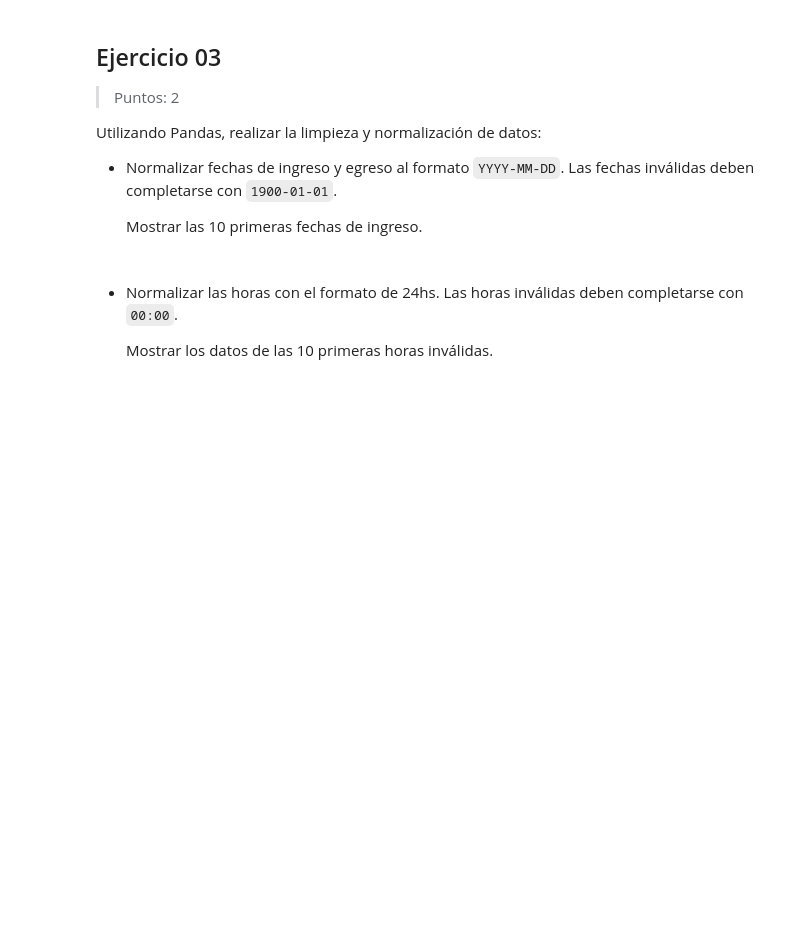
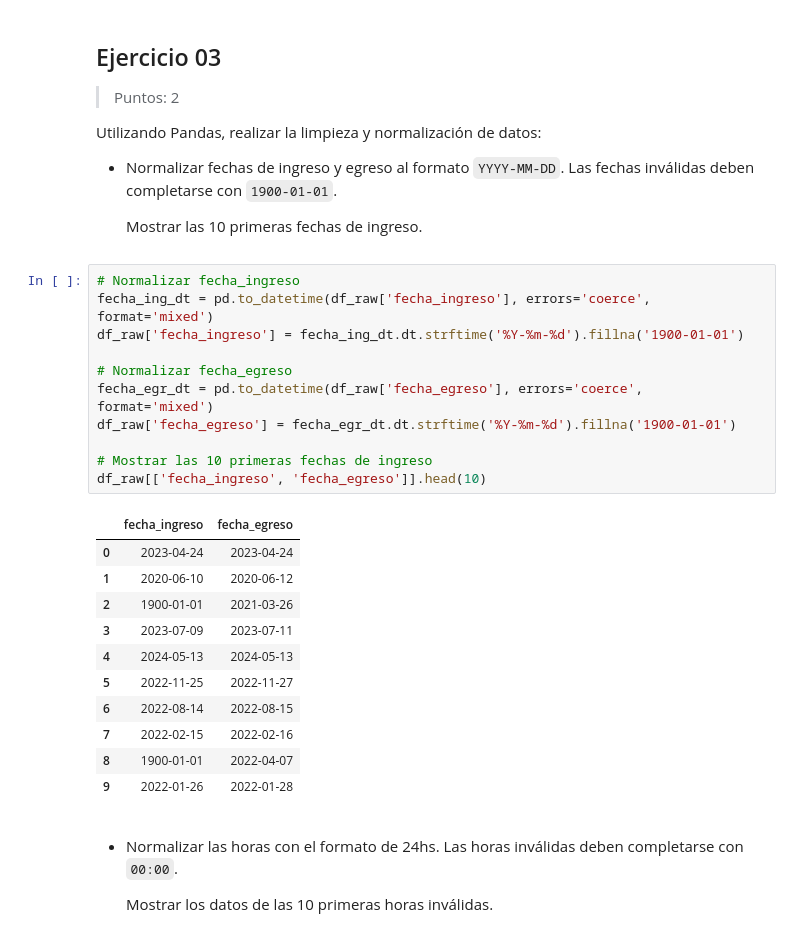
Before and after one commit to HectorOviedoM/Port_Log-Grupo_16, a Jupyter notebook: 01_Port_Log_Grupo_16.ipynb, the cells around one changed output. Saved outputs shown, nothing was run; the diff lists cells and outputs as text; blank space fills up the shorter version.

```diff
--- a/01_Port_Log_Grupo_16.ipynb
+++ b/01_Port_Log_Grupo_16.ipynb
@@ -348,6 +348,29 @@ Utilizando Pandas, realizar la limpieza y normalización de datos:
 - Normalizar fechas de ingreso y egreso al formato `YYYY-MM-DD`. Las fechas inválidas deben completarse con `1900-01-01`.
 
   Mostrar las 10 primeras fechas de ingreso.
+# %%
+# Normalizar fecha_ingreso
+fecha_ing_dt = pd.to_datetime(df_raw['fecha_ingreso'], errors='coerce', format='mixed')
+df_raw['fecha_ingreso'] = fecha_ing_dt.dt.strftime('%Y-%m-%d').fillna('1900-01-01')
+
+# Normalizar fecha_egreso
+fecha_egr_dt = pd.to_datetime(df_raw['fecha_egreso'], errors='coerce', format='mixed')
+df_raw['fecha_egreso'] = fecha_egr_dt.dt.strftime('%Y-%m-%d').fillna('1900-01-01')
+
+# Mostrar las 10 primeras fechas de ingreso
+df_raw[['fecha_ingreso', 'fecha_egreso']].head(10)
+# %% [output]
+|  | fecha_ingreso | fecha_egreso |
+| 0 | 2023-04-24 | 2023-04-24 |
+| 1 | 2020-06-10 | 2020-06-12 |
+| 2 | 1900-01-01 | 2021-03-26 |
+| 3 | 2023-07-09 | 2023-07-11 |
+| 4 | 2024-05-13 | 2024-05-13 |
+| 5 | 2022-11-25 | 2022-11-27 |
+| 6 | 2022-08-14 | 2022-08-15 |
+| 7 | 2022-02-15 | 2022-02-16 |
+| 8 | 1900-01-01 | 2022-04-07 |
+| 9 | 2022-01-26 | 2022-01-28 |
 # %% [markdown]
 - Normalizar las horas con el formato de 24hs. Las horas inválidas deben completarse con `00:00`.
 
```
Also changed, not shown: parts of 4 cells of this notebook.
